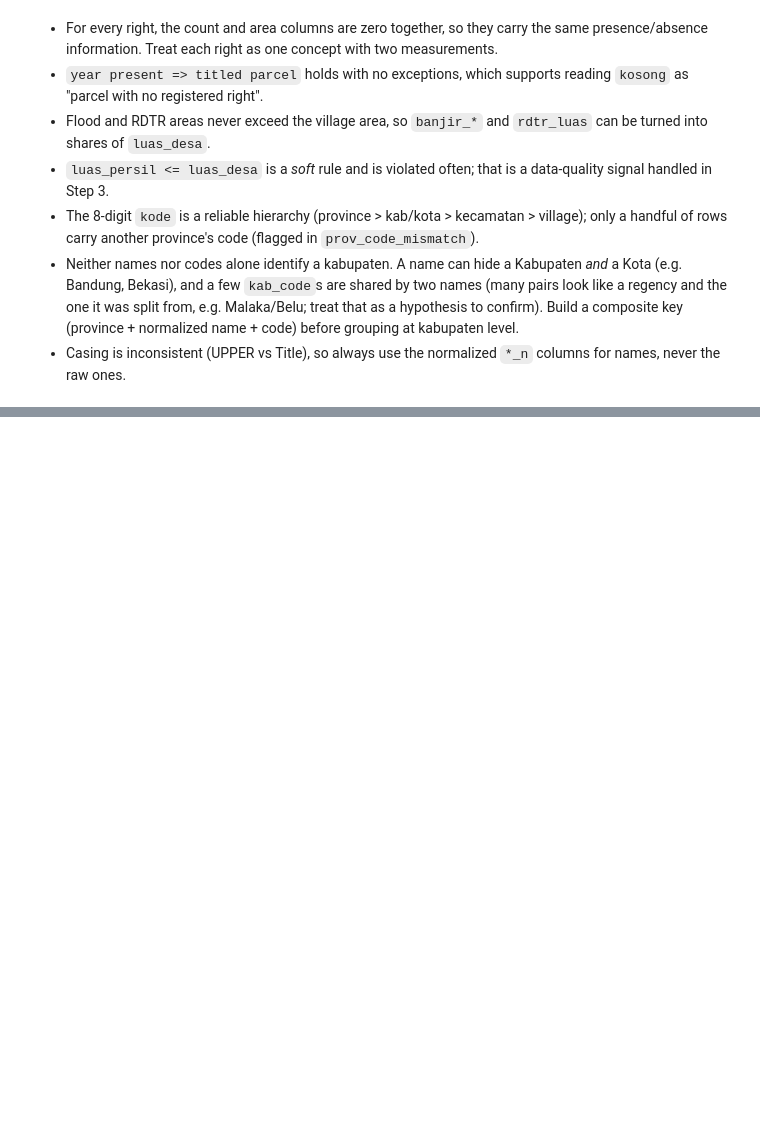
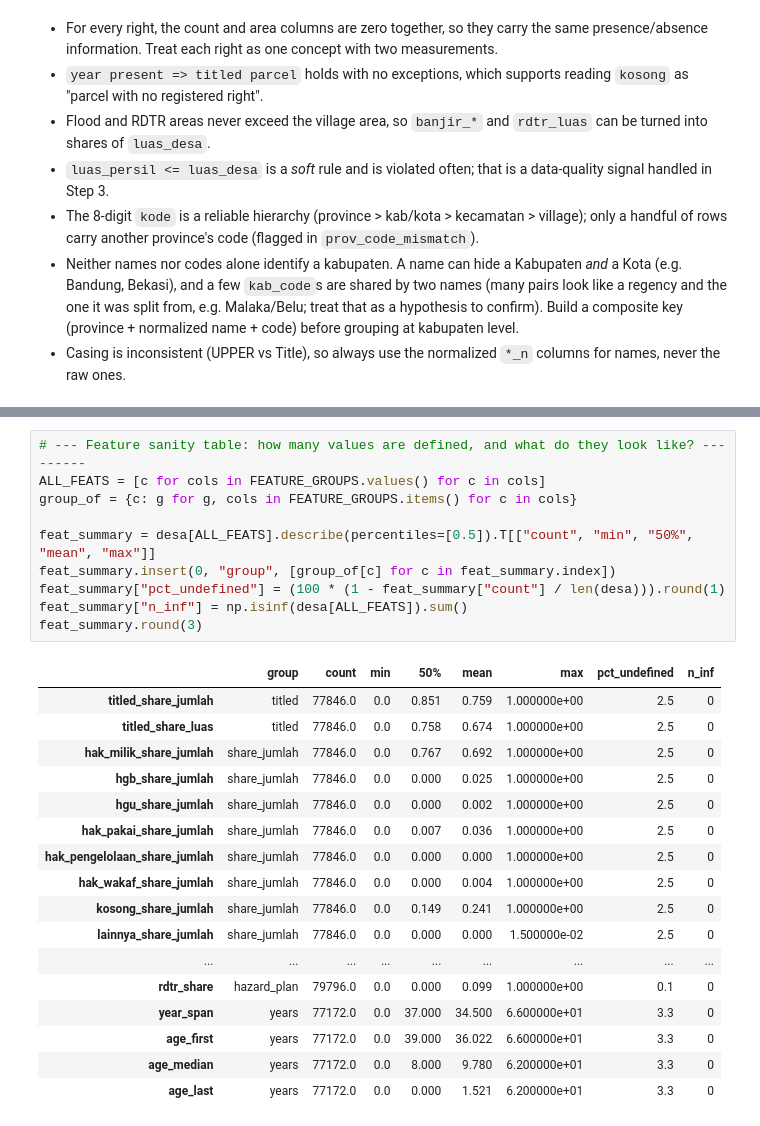
Before and after one commit to ahmadfh07/spatial-pertanahan-nasional, a Jupyter notebook: master.ipynb, the cells around one changed output, grey strips where cells are left out. Drawn from its saved outputs; the diff is of its cells as text; blank space fills up the shorter version.

```diff
--- a/master.ipynb
+++ b/master.ipynb
@@ -371,0 +446,28 @@ rows involved: 85 | groups: 42
+# %%
+# --- Feature sanity table: how many values are defined, and what do they look like? ---------
+ALL_FEATS = [c for cols in FEATURE_GROUPS.values() for c in cols]
+group_of = {c: g for g, cols in FEATURE_GROUPS.items() for c in cols}
+
+feat_summary = desa[ALL_FEATS].describe(percentiles=[0.5]).T[["count", "min", "50%", "mean", "max"]]
+feat_summary.insert(0, "group", [group_of[c] for c in feat_summary.index])
+feat_summary["pct_undefined"] = (100 * (1 - feat_summary["count"] / len(desa))).round(1)
+feat_summary["n_inf"] = np.isinf(desa[ALL_FEATS]).sum()
+feat_summary.round(3)
+# %% [output]
+|  | group | count | min | 50% | mean | max | pct_undefined | n_inf |
+| titled_share_jumlah | titled | 77846.0 | 0.0 | 0.851 | 0.759 | 1.000000e+00 | 2.5 | 0 |
+| titled_share_luas | titled | 77846.0 | 0.0 | 0.758 | 0.674 | 1.000000e+00 | 2.5 | 0 |
+| hak_milik_share_jumlah | share_jumlah | 77846.0 | 0.0 | 0.767 | 0.692 | 1.000000e+00 | 2.5 | 0 |
+| hgb_share_jumlah | share_jumlah | 77846.0 | 0.0 | 0.000 | 0.025 | 1.000000e+00 | 2.5 | 0 |
+| hgu_share_jumlah | share_jumlah | 77846.0 | 0.0 | 0.000 | 0.002 | 1.000000e+00 | 2.5 | 0 |
+| hak_pakai_share_jumlah | share_jumlah | 77846.0 | 0.0 | 0.007 | 0.036 | 1.000000e+00 | 2.5 | 0 |
+| hak_pengelolaan_share_jumlah | share_jumlah | 77846.0 | 0.0 | 0.000 | 0.000 | 1.000000e+00 | 2.5 | 0 |
+| hak_wakaf_share_jumlah | share_jumlah | 77846.0 | 0.0 | 0.000 | 0.004 | 1.000000e+00 | 2.5 | 0 |
+| kosong_share_jumlah | share_jumlah | 77846.0 | 0.0 | 0.149 | 0.241 | 1.000000e+00 | 2.5 | 0 |
+| lainnya_share_jumlah | share_jumlah | 77846.0 | 0.0 | 0.000 | 0.000 | 1.500000e-02 | 2.5 | 0 |
+| ... | ... | ... | ... | ... | ... | ... | ... | ... |
+| rdtr_share | hazard_plan | 79796.0 | 0.0 | 0.000 | 0.099 | 1.000000e+00 | 0.1 | 0 |
+| year_span | years | 77172.0 | 0.0 | 37.000 | 34.500 | 6.600000e+01 | 3.3 | 0 |
+| age_first | years | 77172.0 | 0.0 | 39.000 | 36.022 | 6.600000e+01 | 3.3 | 0 |
+| age_median | years | 77172.0 | 0.0 | 8.000 | 9.780 | 6.200000e+01 | 3.3 | 0 |
+| age_last | years | 77172.0 | 0.0 | 0.000 | 1.521 | 6.200000e+01 | 3.3 | 0 |
```
Also changed, not shown: parts of 39 cells of this notebook, 12 other files.
